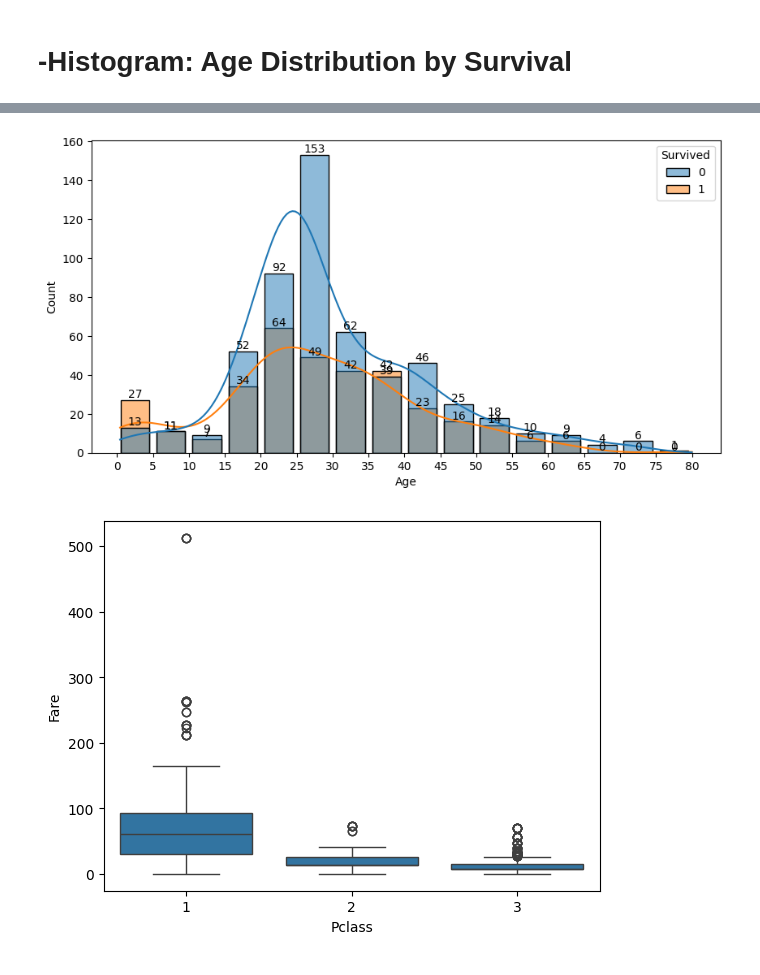
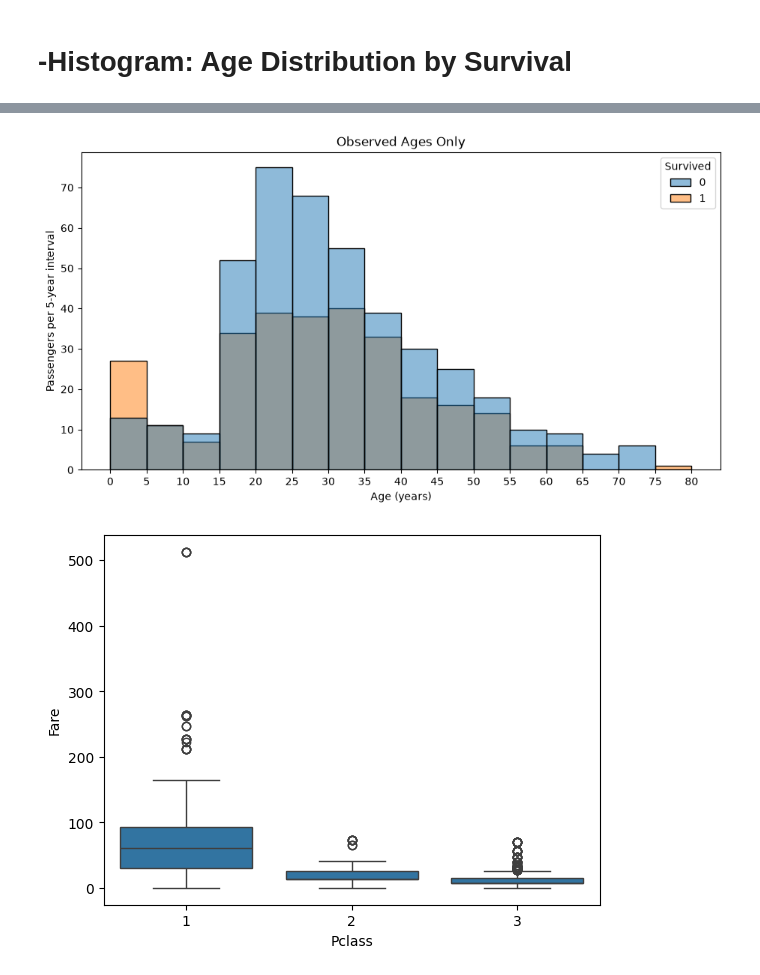
Before and after one commit to mn3m2001/titanic-data-analysis, a Jupyter notebook: Titanic_cleaning.ipynb, the cells around one changed output, grey strips where cells are left out. Saved outputs shown, nothing was run; the diff lists cells and outputs as text; code cells hidden in the pictures.

```diff
--- a/Titanic_cleaning.ipynb
+++ b/Titanic_cleaning.ipynb
@@ -317,24 +323,16 @@ plt.show()
-# %%
-import matplotlib.pyplot as plt
-import seaborn as sns
-
-plt.figure(figsize=(10, 5))
-
-ax = sns.histplot(
-    data=df_clean,
-    x='Age',
-    hue='Survived',
-    binwidth=5,
-    binrange=(0, 80),
-    shrink=0.8
-    ,kde=True)
-for container in ax.containers:
-  ax.bar_label(container)
-
-plt.xticks(range(0, 85, 5))
-plt.show()
-# %% [output]
-[figure, removed]
+# %%
+# Compare using only ages recorded in the raw data
+observed_age = df_clean.loc[df['Age'].notna()]
+fig, ax = plt.subplots(figsize=(11, 5.5))
+sns.histplot(data=observed_age, x='Age', hue='Survived', binwidth=5,
+             binrange=(0, 80), multiple='layer', alpha=0.5, ax=ax)
+ax.set_title('Observed Ages Only')
+ax.set_xlabel('Age (years)')
+ax.set_ylabel('Passengers per 5-year interval')
+ax.set_xticks(range(0, 85, 5))
+plt.show()
+# %% [output]
+[figure, added]
 # %%
 sns.boxplot(data=df_clean, x='Pclass', y='Fare')
 plt.show()
```
Also changed, not shown: parts of 3 cells of this notebook, 9 other files.
